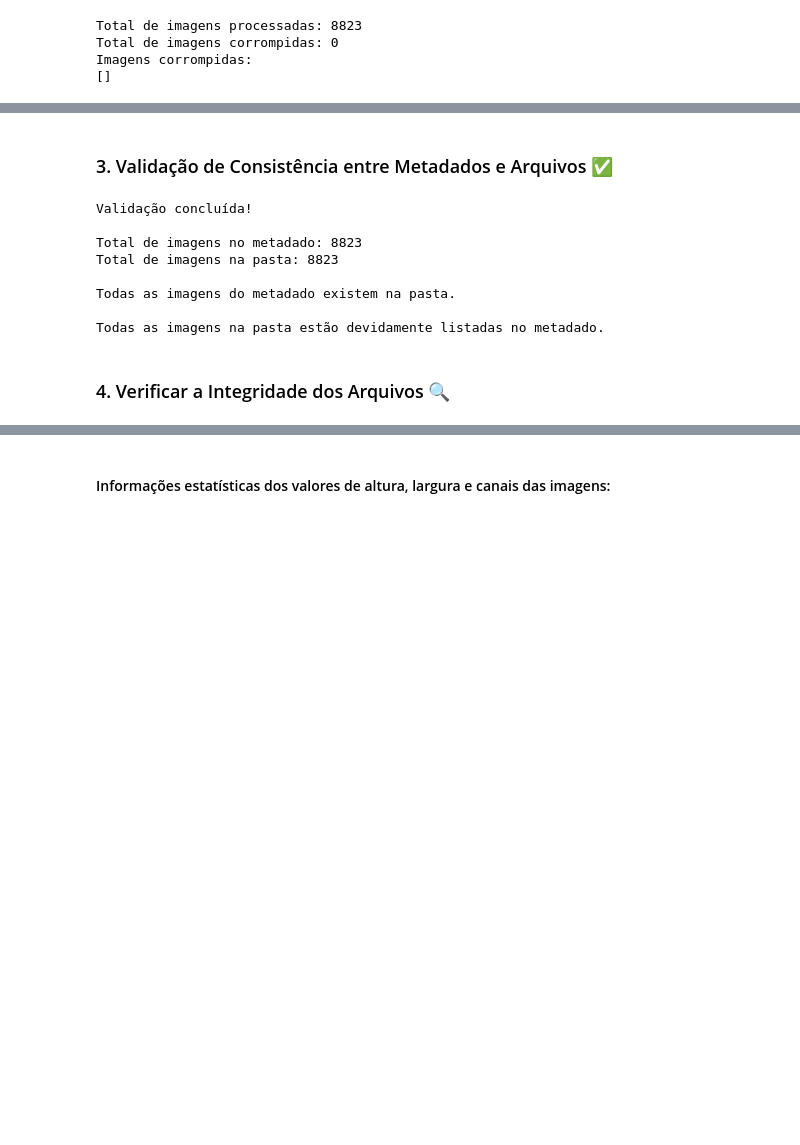
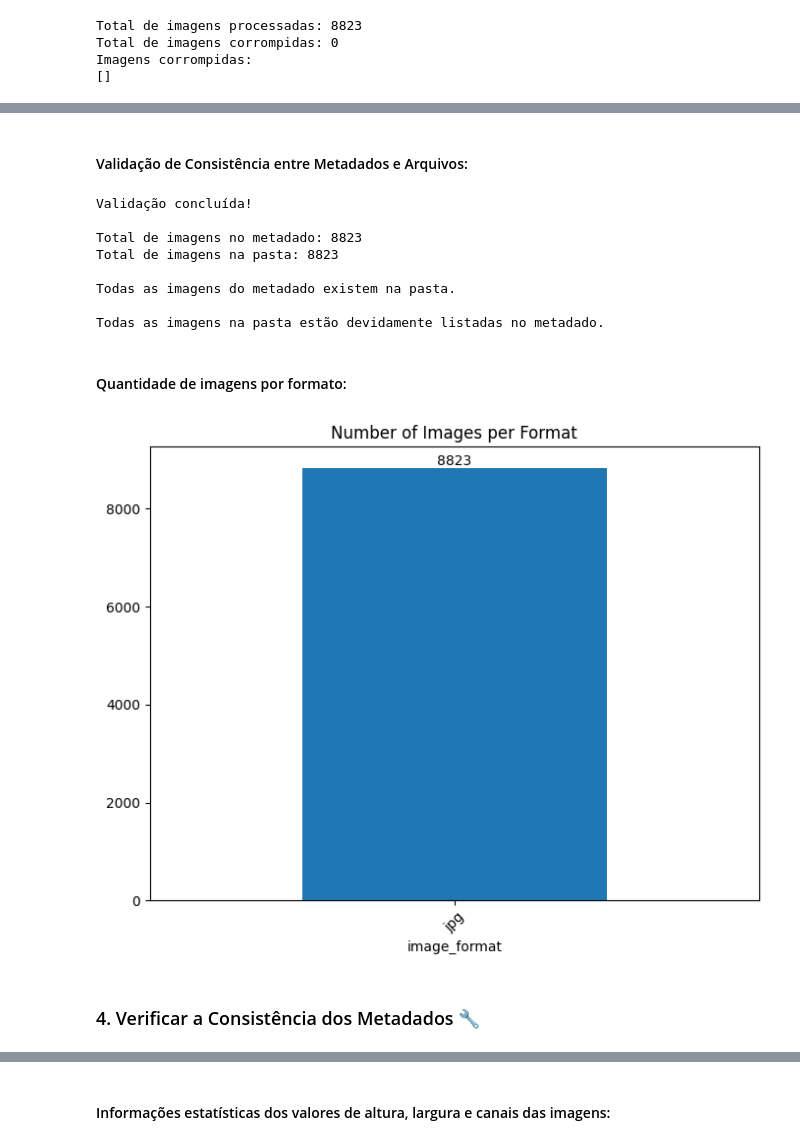
Before and after one commit to WaRP-Waste-Recycling-Plant/warp-waste-classification, a Jupyter notebook: notebooks/WaRP_Dataset_Analysis.ipynb, the cells around one changed output, grey strips where cells are left out. Drawn from its saved outputs; the diff is of its cells as text; code cells hidden in the pictures; blank space fills up the shorter version.

```diff
--- a/notebooks/WaRP_Dataset_Analysis.ipynb
+++ b/notebooks/WaRP_Dataset_Analysis.ipynb
@@ -186,3 +262,3 @@ Imagens corrompidas:
 # %% [markdown]
-### 3. Validação de Consistência entre Metadados e Arquivos ✅
+#### Validação de Consistência entre Metadados e Arquivos:
 # %%
@@ -254,5 +332,57 @@ Total de imagens na pasta: 8823
 Todas as imagens do metadado existem na pasta.
 
 Todas as imagens na pasta estão devidamente listadas no metadado.
+# %% [markdown]
+#### Quantidade de imagens por formato:
+# %%
+# Verificação se todas as imagens estão no mesmo formato, ex: JPEG, PNG, etc:
+
+import matplotlib.pyplot as plt
+
+try:
+    # Verificar se o DataFrame existe e não está vazio
+    if 'df' not in globals():
+        raise NameError("O DataFrame 'df' não foi definido.")
+    if df.empty:
+        raise ValueError("O DataFrame 'df' está vazio. Verifique se os dados foram carregados corretamente.")
+
+    # Verificar se a coluna 'image_format' existe
+    if 'image_format' not in df.columns:
+        raise KeyError("A coluna 'image_format' não existe no DataFrame.")
+
+    # Plotar gráfico
+    ax = df['image_format'].value_counts().plot(
+        kind='bar',
+        title='Number of Images per Format',
+        figsize=(8, 6)
+    )
+
+    plt.xticks(rotation=45)
+
+    # Adicionar valores em cima das barras
+    for p in ax.patches:
+        ax.annotate(
+            str(int(p.get_height())),
+            (p.get_x() + p.get_width() / 2, p.get_height()),
+            ha='center',
+            va='bottom',
+            fontsize=10
+        )
+
+    plt.show()
+
+except NameError as ne:
+    print(ne)
+
+except ValueError as ve:
+    print(ve)
+
+except KeyError as ke:
+    print(ke)
+
+except Exception as e:
+    print(f"Ocorreu um erro inesperado: {e}")
+# %% [output]
+[figure, added]
 # %% [markdown]
-### 4. Verificar a Integridade dos Arquivos 🔍
+### 4. Verificar a Consistência dos Metadados 🔧
```
Also changed, not shown: parts of 30 cells of this notebook, 1 other file.
